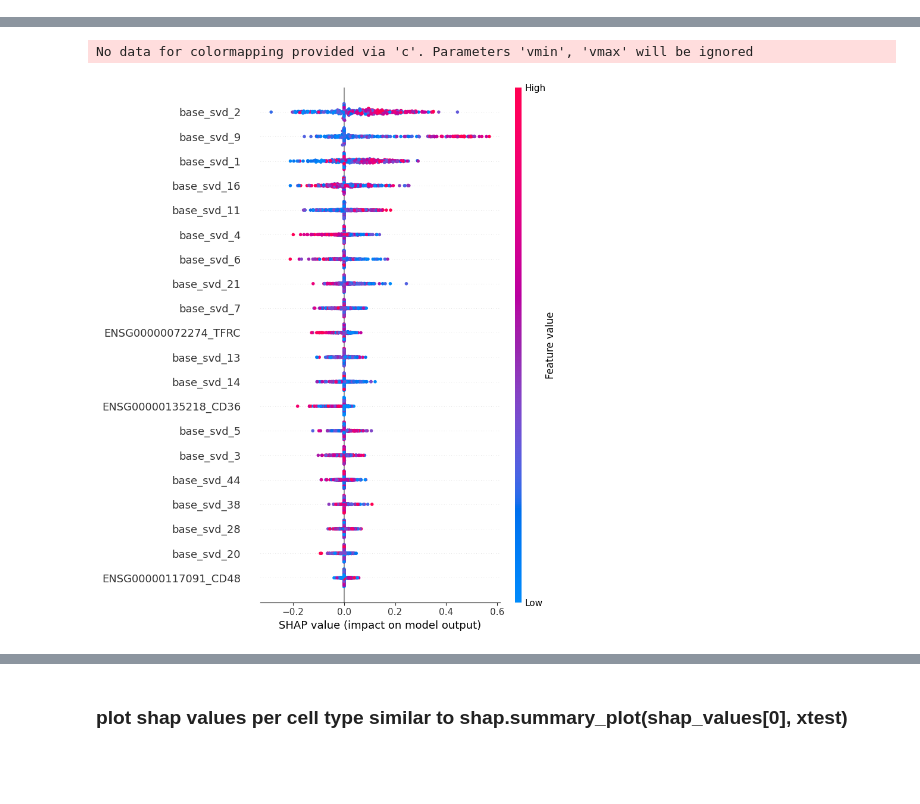
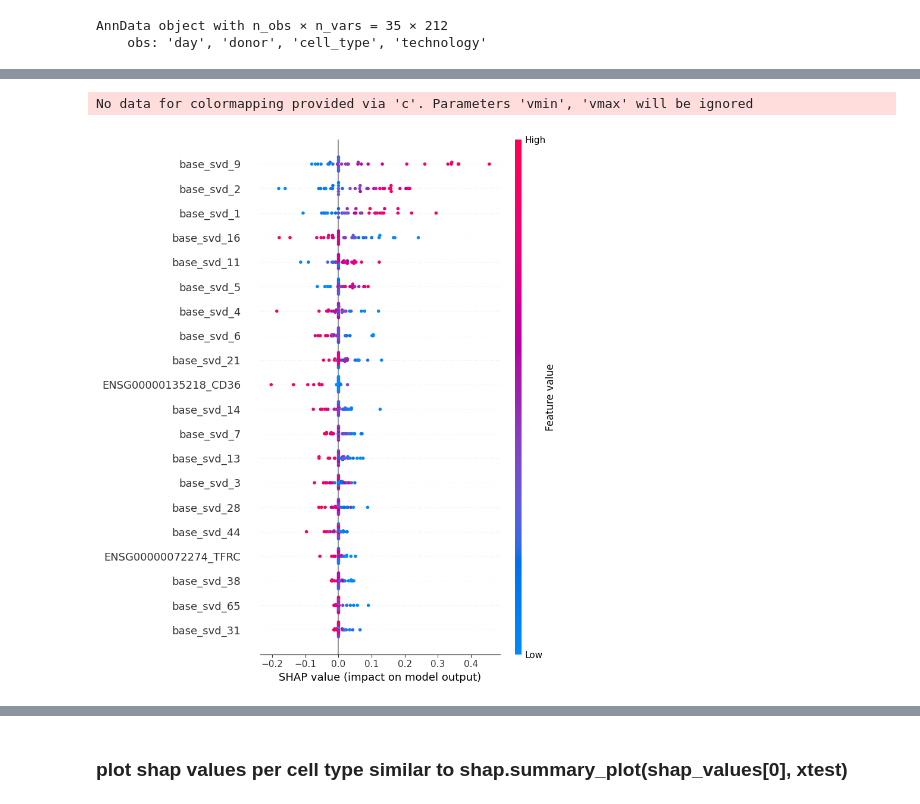
Before and after one commit to valentina-kg/open-problems-multimodal-3rd-solution, a Jupyter notebook: code/4.model/pred/plotting.ipynb, the cells around one changed output, grey strips where cells are left out. Drawn from its saved outputs; the diff is of its cells as text; code cells hidden in the pictures; blank space fills up the shorter version.

```diff
--- a/code/4.model/pred/plotting.ipynb
+++ b/code/4.model/pred/plotting.ipynb
@@ -10,24 +38,26 @@ ModuleNotFoundError: No module named 'shap'
 # function for plotting shap values
 def shap_beeswarm(shap_values, X_test):
     shap.initjs()
-    shap.summary_plot(shap_values[0], X_test.drop(['cell_id', 'cell_type'], axis=1), feature_names=X_test.drop(['cell_id', 'cell_type'], axis=1).columns)
+    shap.summary_plot(shap_values[0], X_test.to_df(), feature_names=X_test.var_names)
 
 def shap_bar_plot(shap_values, X_test):
     shap.initjs()
-    shap.summary_plot(list(shap_values), plot_type = 'bar', feature_names = X_test.drop(['cell_id', 'cell_type'], axis=1).columns)
+    shap.summary_plot(list(shap_values), plot_type = 'bar', feature_names = X_test.var_names)
     # 140 classes = each regression output
 
-# TODO remove .drop()
-
-shap_values = np.load('shap_values_16_50_samples.npy', allow_pickle=True).astype(float)
-# xtest = read('X_test_shap_16.pkl')  # .h5ad TODO
-# shap_beeswarm(shap_values, xtest)
+# shap_values = np.load('shap_values_16_50_samples.npy', allow_pickle=True).astype(float)
+shap_values = np.load('4.model/pred/shap_values_16_restructured.npy', allow_pickle=True).astype(float)
+# shap_values = np.load('4.model/pred/shap_values_16_50_samples_restructured.npy', allow_pickle=True).astype(float)
+# %%
+xtest = ad.read_h5ad('4.model/pred/X_test_shap_16_5_samples.h5ad')
+xtest
+# %% [output]
+AnnData object with n_obs × n_vars = 35 × 212
+    obs: 'day', 'donor', 'cell_type', 'technology'
 # %%
-# shap.initjs()
-# shap.summary_plot(shap_values[0], xtest.drop(['cell_id', 'cell_type'], axis=1), feature_names=xtest.drop(['cell_id', 'cell_type'], axis=1).columns)
-
+shap_beeswarm(shap_values, xtest)
 # goal: get this plot as SHAP / features instead of SHAP / SVD components + features
 # %% [output]
 [interactive output not drawn]
 No data for colormapping provided via 'c'. Parameters 'vmin', 'vmax' will be ignored
-[figure, old version]
+[figure, new version]
```
Also changed, not shown: parts of 23 cells of this notebook, 29 other files.
